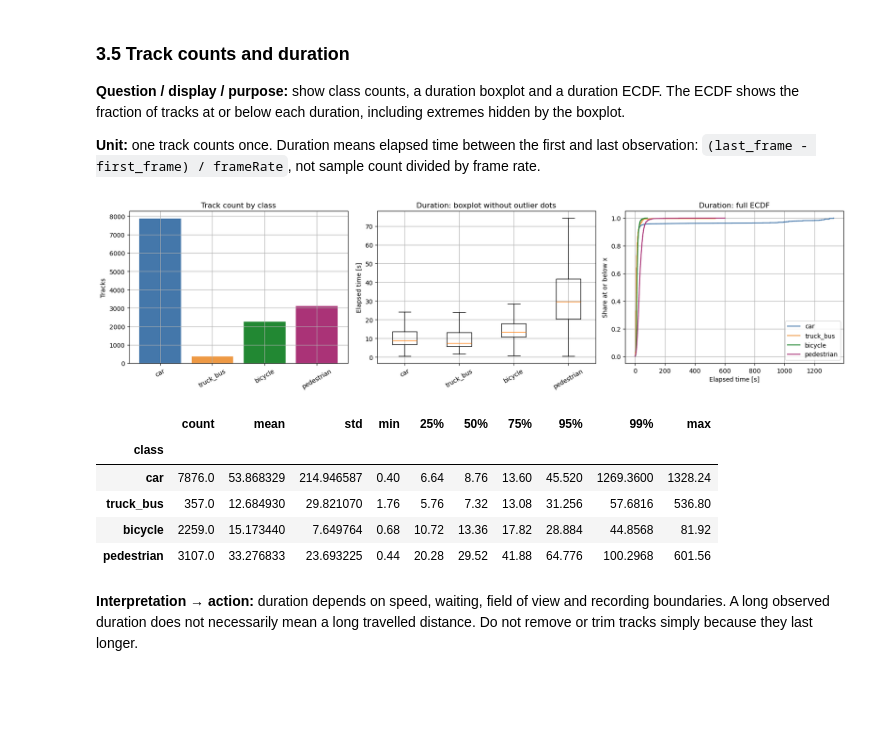
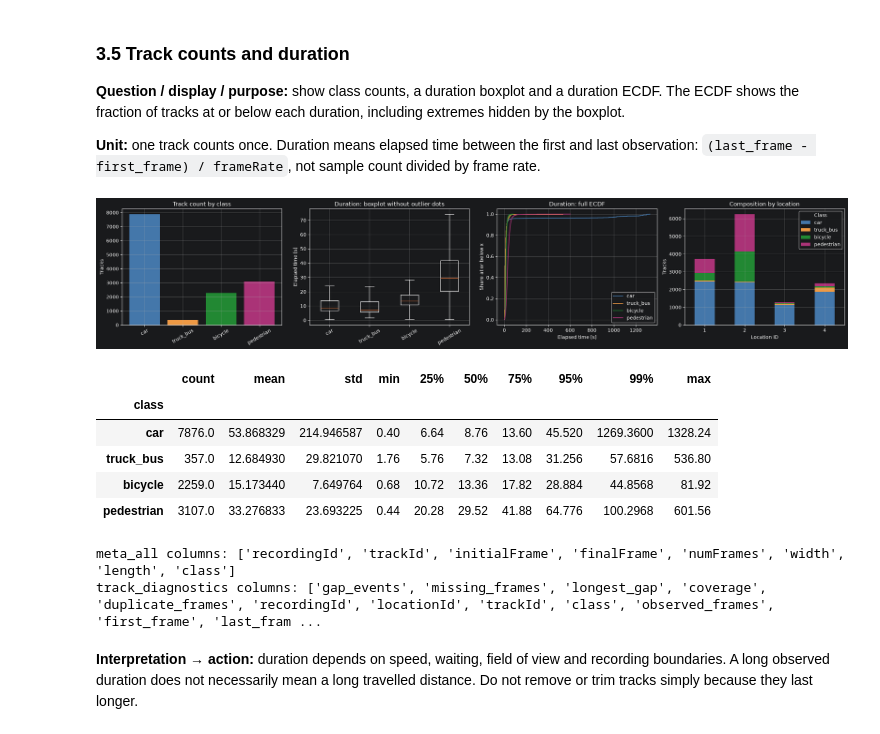
Before and after one commit to web-hannes/ai-infrastructure-p1a, a Jupyter notebook: inD_project_notebook_phase_structure.ipynb, the cells around one changed output. Cells and saved outputs as stored; diff of their text form; code cells hidden in the pictures; blank space fills up the shorter version.

Commit message:
added my plots and git ignore

```diff
--- a/inD_project_notebook_phase_structure.ipynb
+++ b/inD_project_notebook_phase_structure.ipynb
@@ -52,7 +52,9 @@ import matplotlib.pyplot as plt
 from IPython.display import display, Markdown
 
 # Keep the existing Windows path exactly; change it locally if needed.
-DATA_DIR = Path(r'W:\Intrastruktur_und_Stadtentwicklung\inD-dataset-v1.1\data')
+#DATA_DIR = Path(r'W:\Intrastruktur_und_Stadtentwicklung\inD-dataset-v1.1\data')
+DATA_DIR = Path("../inD-dataset-v1.1/data")
+
 RECORDINGS = range(33)
 ACTIVE_RECORDING = 0
 RANDOM_STATE = 42
@@ -408,6 +535,7 @@ def summarise_tracks(data, recording):
         x_range = track.xCenter.max() - track.xCenter.min()
         y_range = track.yCenter.max() - track.yCenter.min()
         row['extent_m'] = np.hypot(x_range, y_range)
+        row.update(shape_measures(track, float(recording.frameRate)))
         track_rows.append(row)
 
         # Movement remains a GT-based diagnostic, never an input feature.
@@ -440,6 +568,7 @@ def count_geometry(table, class_column, recording, unit):
 inventory_rows, quality_rows, field_tables = [], [], []
 continuity_rows, motion_tables, eda_tables, geometry_tables, temporal_rows = [], [], [], [], []
 metadata_tables = []
+speed_data = []
 # %% [markdown]
 ### Read, check and collect
 
@@ -458,6 +587,9 @@ for recording_id in RECORDINGS:
     if not audit['structural_ok']:
         continue  # Keep the issue visible; do not repair invalid tables automatically.
     data = add_labels_and_time(tracks, meta, recording)
+    speeds = data[['class_name']].copy()
+    speeds['speed_kmh'] = np.hypot(data['xVelocity'], data['yVelocity']) * 3.6
+    speed_data.append(speeds)
     location_id = int(recording.locationId)
 
     # Calculate whole-track summaries once; reuse them for continuity and parking analysis.
@@ -718,34 +850,50 @@ display(inventory.groupby('locationId').agg(recordings=('recordingId', 'nunique'
 **Unit:** one track counts once. Duration means elapsed time between the first and last observation: `(last_frame - first_frame) / frameRate`, not sample count divided by frame rate.
 # %%
 # Retain class counts and add the complete duration ECDF.
-fig, axes = plt.subplots(1, 3, figsize=(17, 4.5))
+fig, axes = plt.subplots(1, 4, figsize=(22, 4.5))
 track_counts = meta_all['class'].value_counts().reindex(CLASS_ORDER, fill_value=0)
 axes[0].bar(CLASS_ORDER, track_counts, color=[CLASS_COLORS[name] for name in CLASS_ORDER])
 axes[0].set(title='Track count by class', ylabel='Tracks')
 
 # Hide outlier dots only in the boxplot; retain all values in the ECDF and table.
 durations = [track_diagnostics.loc[track_diagnostics['class'] == name, 'elapsed_s'].to_numpy() for name in CLASS_ORDER]
 axes[1].boxplot(durations, tick_labels=CLASS_ORDER, showfliers=False)
 axes[1].set(title='Duration: boxplot without outlier dots', ylabel='Elapsed time [s]')
 for class_name, values in zip(CLASS_ORDER, durations):
     draw_ecdf(axes[2], values, label=class_name, color=CLASS_COLORS[class_name])
 axes[2].set(title='Duration: full ECDF', xlabel='Elapsed time [s]', ylabel='Share at or below x')
 axes[2].legend()
 for ax in axes[:2]:
     ax.tick_params(axis='x', labelrotation=30)
+
+class_by_location = (track_diagnostics.groupby(["locationId", "class"]).size().unstack(fill_value=0).reindex(columns=CLASS_ORDER, fill_value=0).sort_index()
+)
+class_by_location.plot.bar(stacked=True,ax=axes[3],rot=0,color=[CLASS_COLORS[name] for name in CLASS_ORDER],)
+axes[3].set(
+    title="Composition by location",
+    xlabel="Location ID",
+    ylabel="Tracks",
+)
+axes[3].legend(title="Class")
+
 plt.tight_layout()
 plt.show()
 
 # Print actual quantiles instead of pre-written numerical claims.
 display(track_diagnostics.groupby('class').elapsed_s.describe(percentiles=[.25, .5, .75, .95, .99]).reindex(CLASS_ORDER))
+
+print("meta_all columns:", meta_all.columns.tolist())
+print("track_diagnostics columns:", track_diagnostics.columns.tolist())
 # %% [output]
-[figure, old version]
+[figure, new version]
 |  | count | mean | std | min | 25% | 50% | 75% | 95% | 99% | max |
 | class |  |  |  |  |  |  |  |  |  |  |
 | car | 7876.0 | 53.868329 | 214.946587 | 0.40 | 6.64 | 8.76 | 13.60 | 45.520 | 1269.3600 | 1328.24 |
 | truck_bus | 357.0 | 12.684930 | 29.821070 | 1.76 | 5.76 | 7.32 | 13.08 | 31.256 | 57.6816 | 536.80 |
 | bicycle | 2259.0 | 15.173440 | 7.649764 | 0.68 | 10.72 | 13.36 | 17.82 | 28.884 | 44.8568 | 81.92 |
 | pedestrian | 3107.0 | 33.276833 | 23.693225 | 0.44 | 20.28 | 29.52 | 41.88 | 64.776 | 100.2968 | 601.56 |
+meta_all columns: ['recordingId', 'trackId', 'initialFrame', 'finalFrame', 'numFrames', 'width', 'length', 'class']
+track_diagnostics columns: ['gap_events', 'missing_frames', 'longest_gap', 'coverage', 'duplicate_frames', 'recordingId', 'locationId', 'trackId', 'class', 'observed_frames', 'first_frame', 'last_fram ...
 # %% [markdown]
 **Interpretation → action:** duration depends on speed, waiting, field of view and recording boundaries. A long observed duration does not necessarily mean a long travelled distance. Do not remove or trim tracks simply because they last longer.
 # %% [markdown]
```
Also changed, not shown: parts of 23 cells of this notebook, 1 other file.
